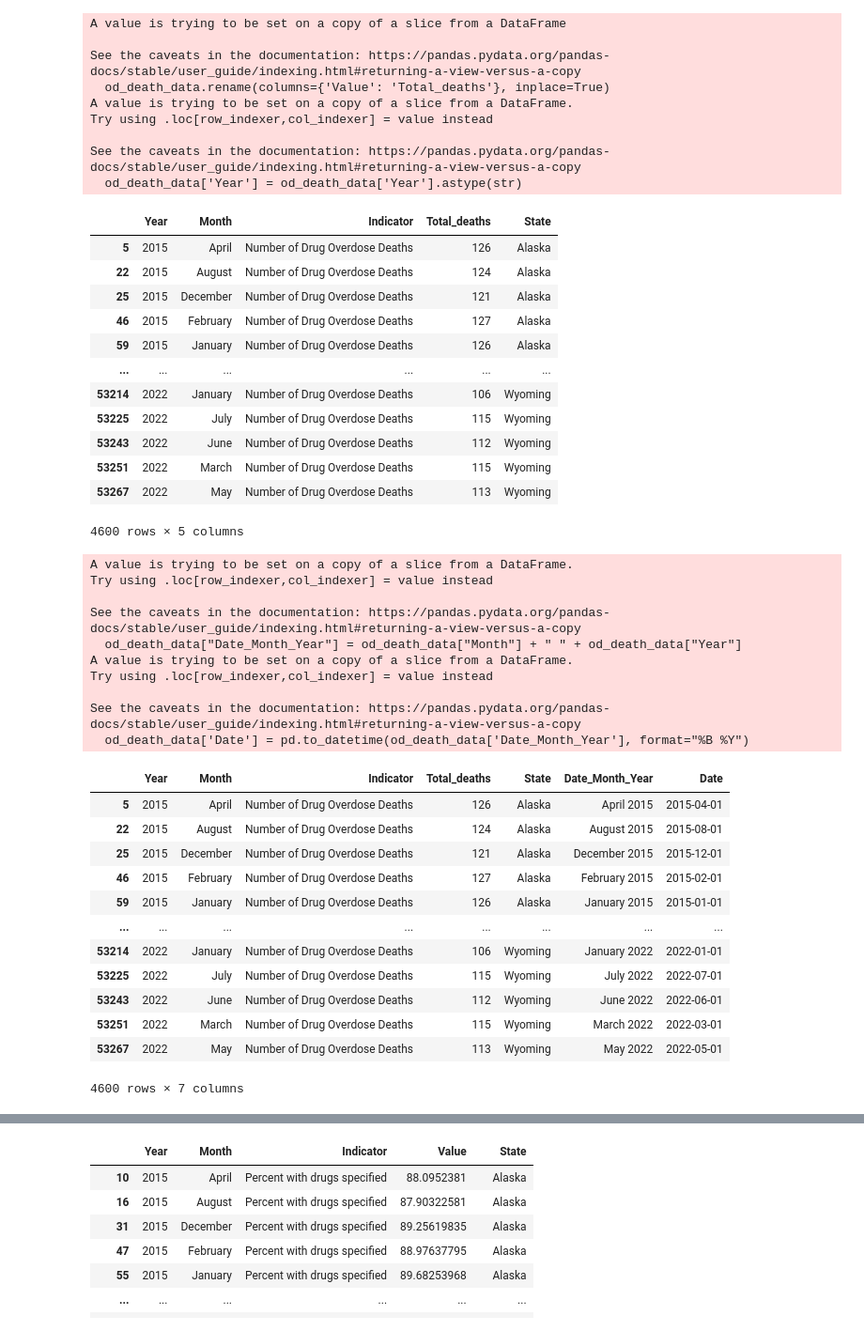
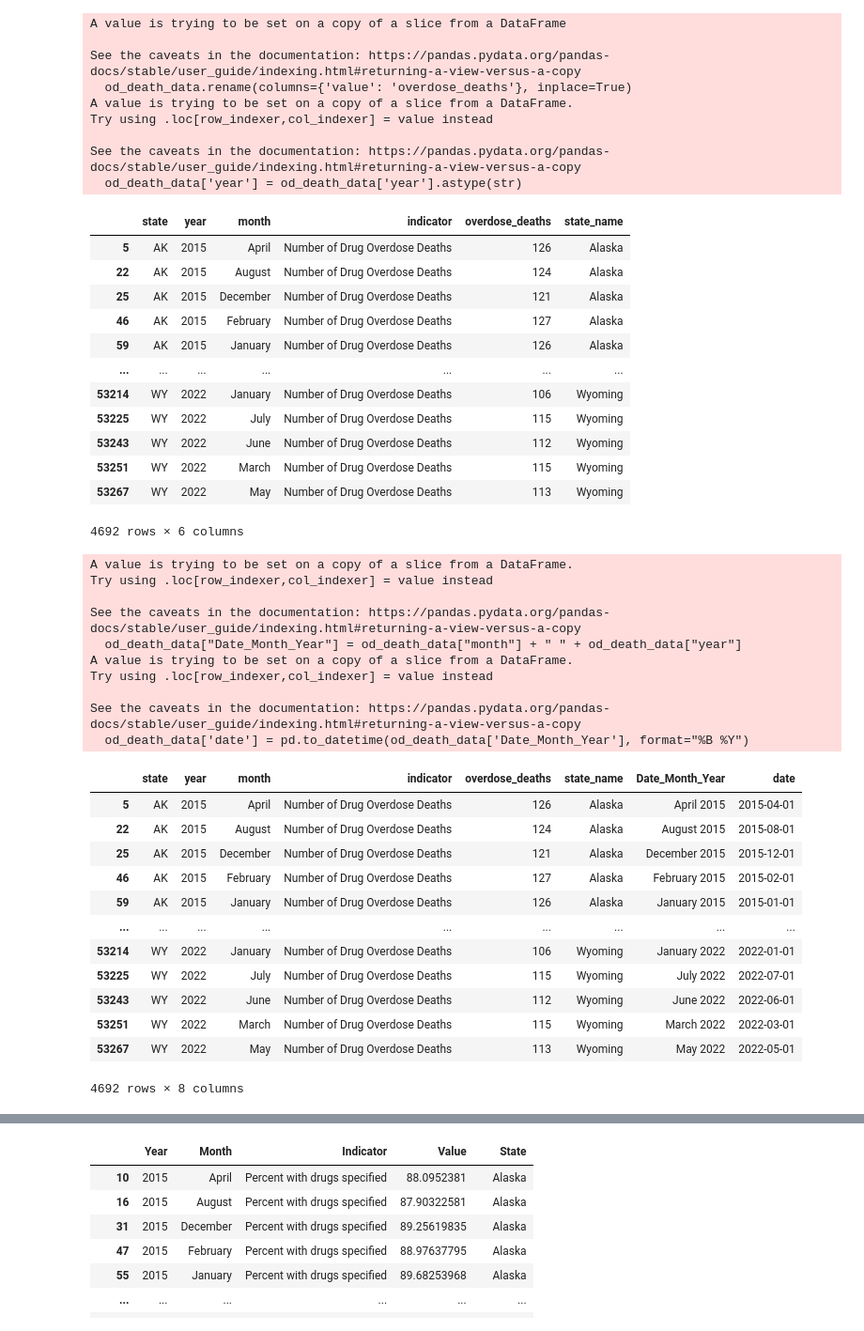
Before and after one commit to basse058/Project-3-Overdose, a Jupyter notebook: Resources/Death and OD Death/overdose_data_cody.ipynb, the cells around one changed output, grey strips where cells are left out. Shown at 94% size. Saved outputs shown, nothing was run; the diff lists cells and outputs as text; code cells hidden in the pictures.

```diff
--- a/overdose_data_cody.ipynb
+++ b/Resources/Death and OD Death/overdose_data_cody.ipynb
@@ -11,7 +11,7 @@ data = "Resources/VSRR_Provisional_Drug_Overdose_Death_Counts.csv"
 # %%
 #dropped erroneous columns.
 data_df = pd.read_csv(data)
-data_df = pd.DataFrame(data_df.rename(columns={"State Name":"State_name", "Data Value":"Value"}))
-data_df = data_df[["Year", "Month", "Indicator", "Value", "State_name"]]
+data_df = pd.DataFrame(data_df.rename(columns={"State Name":"state_name", "Data Value":"value", "State":"state", "Year":"year", "Month":"month", "Indicator":"indicator"}))
+data_df = data_df[["state", "year", "month", "indicator", "value", "state_name"]]
 data_df
 # %% [output]
@@ -31,6 +31,6 @@ data_df
 # %%
 #dropped non-states from dataset.
-list01 = ["New York City","District of Columbia","United States"]
-data_df = (data_df[data_df.State_name.isin(list01) == False])
+list01 = ["New York City","United States"]
+data_df = (data_df[data_df.state_name.isin(list01) == False])
 data_df
 # %% [output]
@@ -50,6 +50,6 @@ data_df
 # %%
 #Dropped missing values.
 new_df = data_df.dropna()
-new_df = pd.DataFrame(new_df.rename(columns={"State_name":"State"}))
+#new_df = pd.DataFrame(new_df.rename(columns={"State_name":"State"}))
 new_df
 # %% [output]
@@ -91,61 +91,61 @@ state_df = new_df.drop_duplicates(["State"]).reset_index(drop=True)[["State"]]
 state_df = pd.DataFrame(state_df)
 # %%
 #
-od_death_data = new_df.loc[new_df['Indicator'] == 'Number of Drug Overdose Deaths']
-od_death_data.rename(columns={'Value': 'Total_deaths'}, inplace=True)
-od_death_data['Year'] = od_death_data['Year'].astype(str)
+od_death_data = new_df.loc[new_df['indicator'] == 'Number of Drug Overdose Deaths']
+od_death_data.rename(columns={'value': 'overdose_deaths'}, inplace=True)
+od_death_data['year'] = od_death_data['year'].astype(str)
 od_death_data
 # %% [output]
 A value is trying to be set on a copy of a slice from a DataFrame
 
 See the caveats in the documentation: https://pandas.pydata.org/pandas-docs/stable/user_guide/indexing.html#returning-a-view-versus-a-copy
-  od_death_data.rename(columns={'Value': 'Total_deaths'}, inplace=True)
+  od_death_data.rename(columns={'value': 'overdose_deaths'}, inplace=True)
 A value is trying to be set on a copy of a slice from a DataFrame.
 Try using .loc[row_indexer,col_indexer] = value instead
 
 See the caveats in the documentation: https://pandas.pydata.org/pandas-docs/stable/user_guide/indexing.html#returning-a-view-versus-a-copy
-  od_death_data['Year'] = od_death_data['Year'].astype(str)
+  od_death_data['year'] = od_death_data['year'].astype(str)
-|  | Year | Month | Indicator | Total_deaths | State |
-| 5 | 2015 | April | Number of Drug Overdose Deaths | 126 | Alaska |
-| 22 | 2015 | August | Number of Drug Overdose Deaths | 124 | Alaska |
-| 25 | 2015 | December | Number of Drug Overdose Deaths | 121 | Alaska |
-| 46 | 2015 | February | Number of Drug Overdose Deaths | 127 | Alaska |
-| 59 | 2015 | January | Number of Drug Overdose Deaths | 126 | Alaska |
-| ... | ... | ... | ... | ... | ... |
-| 53214 | 2022 | January | Number of Drug Overdose Deaths | 106 | Wyoming |
-| 53225 | 2022 | July | Number of Drug Overdose Deaths | 115 | Wyoming |
-| 53243 | 2022 | June | Number of Drug Overdose Deaths | 112 | Wyoming |
-| 53251 | 2022 | March | Number of Drug Overdose Deaths | 115 | Wyoming |
-| 53267 | 2022 | May | Number of Drug Overdose Deaths | 113 | Wyoming |
+|  | state | year | month | indicator | overdose_deaths | state_name |
+| 5 | AK | 2015 | April | Number of Drug Overdose Deaths | 126 | Alaska |
+| 22 | AK | 2015 | August | Number of Drug Overdose Deaths | 124 | Alaska |
+| 25 | AK | 2015 | December | Number of Drug Overdose Deaths | 121 | Alaska |
+| 46 | AK | 2015 | February | Number of Drug Overdose Deaths | 127 | Alaska |
+| 59 | AK | 2015 | January | Number of Drug Overdose Deaths | 126 | Alaska |
+| ... | ... | ... | ... | ... | ... | ... |
+| 53214 | WY | 2022 | January | Number of Drug Overdose Deaths | 106 | Wyoming |
+| 53225 | WY | 2022 | July | Number of Drug Overdose Deaths | 115 | Wyoming |
+| 53243 | WY | 2022 | June | Number of Drug Overdose Deaths | 112 | Wyoming |
+| 53251 | WY | 2022 | March | Number of Drug Overdose Deaths | 115 | Wyoming |
+| 53267 | WY | 2022 | May | Number of Drug Overdose Deaths | 113 | Wyoming |
-4600 rows × 5 columns
+4692 rows × 6 columns
 # %%
-od_death_data["Date_Month_Year"] = od_death_data["Month"] + " " + od_death_data["Year"]
+od_death_data["Date_Month_Year"] = od_death_data["month"] + " " + od_death_data["year"]
 # Now we will parse the Date so that the notebook can read it as an actual date
 import datetime
-od_death_data['Date'] = pd.to_datetime(od_death_data['Date_Month_Year'], format="%B %Y")
+od_death_data['date'] = pd.to_datetime(od_death_data['Date_Month_Year'], format="%B %Y")
 od_death_data
 # %% [output]
 A value is trying to be set on a copy of a slice from a DataFrame.
 Try using .loc[row_indexer,col_indexer] = value instead
 
 See the caveats in the documentation: https://pandas.pydata.org/pandas-docs/stable/user_guide/indexing.html#returning-a-view-versus-a-copy
-  od_death_data["Date_Month_Year"] = od_death_data["Month"] + " " + od_death_data["Year"]
+  od_death_data["Date_Month_Year"] = od_death_data["month"] + " " + od_death_data["year"]
 A value is trying to be set on a copy of a slice from a DataFrame.
 Try using .loc[row_indexer,col_indexer] = value instead
 
 See the caveats in the documentation: https://pandas.pydata.org/pandas-docs/stable/user_guide/indexing.html#returning-a-view-versus-a-copy
-  od_death_data['Date'] = pd.to_datetime(od_death_data['Date_Month_Year'], format="%B %Y")
+  od_death_data['date'] = pd.to_datetime(od_death_data['Date_Month_Year'], format="%B %Y")
-|  | Year | Month | Indicator | Total_deaths | State | Date_Month_Year | Date |
-| 5 | 2015 | April | Number of Drug Overdose Deaths | 126 | Alaska | April 2015 | 2015-04-01 |
-| 22 | 2015 | August | Number of Drug Overdose Deaths | 124 | Alaska | August 2015 | 2015-08-01 |
-| 25 | 2015 | December | Number of Drug Overdose Deaths | 121 | Alaska | December 2015 | 2015-12-01 |
-| 46 | 2015 | February | Number of Drug Overdose Deaths | 127 | Alaska | February 2015 | 2015-02-01 |
-| 59 | 2015 | January | Number of Drug Overdose Deaths | 126 | Alaska | January 2015 | 2015-01-01 |
-| ... | ... | ... | ... | ... | ... | ... | ... |
-| 53214 | 2022 | January | Number of Drug Overdose Deaths | 106 | Wyoming | January 2022 | 2022-01-01 |
-| 53225 | 2022 | July | Number of Drug Overdose Deaths | 115 | Wyoming | July 2022 | 2022-07-01 |
-| 53243 | 2022 | June | Number of Drug Overdose Deaths | 112 | Wyoming | June 2022 | 2022-06-01 |
-| 53251 | 2022 | March | Number of Drug Overdose Deaths | 115 | Wyoming | March 2022 | 2022-03-01 |
-| 53267 | 2022 | May | Number of Drug Overdose Deaths | 113 | Wyoming | May 2022 | 2022-05-01 |
+|  | state | year | month | indicator | overdose_deaths | state_name | Date_Month_Year | date |
+| 5 | AK | 2015 | April | Number of Drug Overdose Deaths | 126 | Alaska | April 2015 | 2015-04-01 |
+| 22 | AK | 2015 | August | Number of Drug Overdose Deaths | 124 | Alaska | August 2015 | 2015-08-01 |
+| 25 | AK | 2015 | December | Number of Drug Overdose Deaths | 121 | Alaska | December 2015 | 2015-12-01 |
+| 46 | AK | 2015 | February | Number of Drug Overdose Deaths | 127 | Alaska | February 2015 | 2015-02-01 |
+| 59 | AK | 2015 | January | Number of Drug Overdose Deaths | 126 | Alaska | January 2015 | 2015-01-01 |
+| ... | ... | ... | ... | ... | ... | ... | ... | ... |
+| 53214 | WY | 2022 | January | Number of Drug Overdose Deaths | 106 | Wyoming | January 2022 | 2022-01-01 |
+| 53225 | WY | 2022 | July | Number of Drug Overdose Deaths | 115 | Wyoming | July 2022 | 2022-07-01 |
+| 53243 | WY | 2022 | June | Number of Drug Overdose Deaths | 112 | Wyoming | June 2022 | 2022-06-01 |
+| 53251 | WY | 2022 | March | Number of Drug Overdose Deaths | 115 | Wyoming | March 2022 | 2022-03-01 |
+| 53267 | WY | 2022 | May | Number of Drug Overdose Deaths | 113 | Wyoming | May 2022 | 2022-05-01 |
-4600 rows × 7 columns
+4692 rows × 8 columns
 # %%
```
Also changed, not shown: parts of 12 cells of this notebook, 17 other files.
